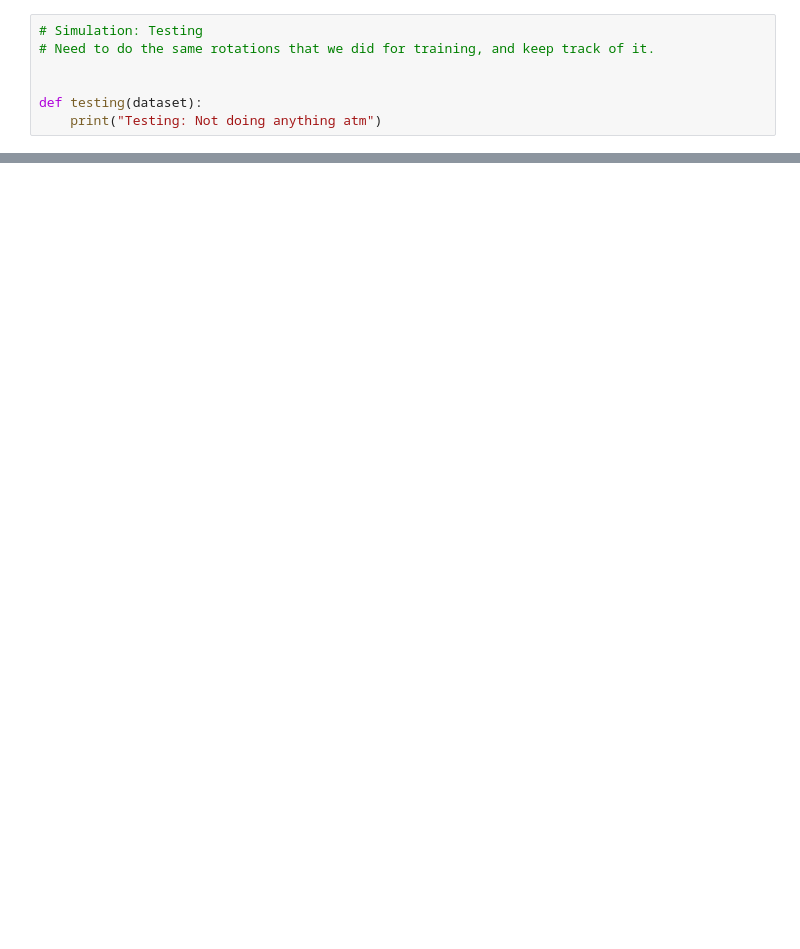
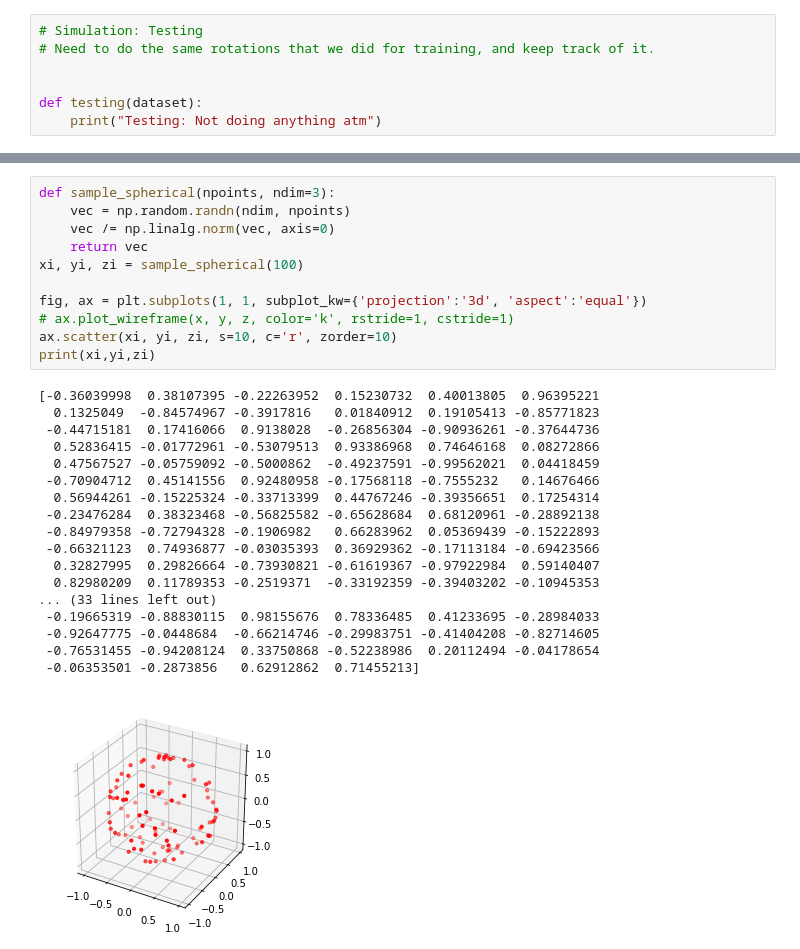
Before and after one commit to egarciamartin/svm_hyperplane_folding, a Jupyter notebook: code/3D/SVM_3D.ipynb, the cells around one changed output, grey strips where cells are left out. Drawn from its saved outputs; the diff is of its cells as text; blank space fills up the shorter version.

```diff
--- a/code/3D/SVM_3D.ipynb
+++ b/code/3D/SVM_3D.ipynb
@@ -891,3 +968,33 @@ EXTRA SVs: SVs
 Plot after removing extra SVs
 [figure]
 ... (67 outputs left out)
+# %%
+def sample_spherical(npoints, ndim=3):
+    vec = np.random.randn(ndim, npoints)
+    vec /= np.linalg.norm(vec, axis=0)
+    return vec
+xi, yi, zi = sample_spherical(100)
+
+fig, ax = plt.subplots(1, 1, subplot_kw={'projection':'3d', 'aspect':'equal'})
+# ax.plot_wireframe(x, y, z, color='k', rstride=1, cstride=1)
+ax.scatter(xi, yi, zi, s=10, c='r', zorder=10)
+print(xi,yi,zi)
+# %% [output]
+[-0.36039998  0.38107395 -0.22263952  0.15230732  0.40013805  0.96395221
+  0.1325049  -0.84574967 -0.3917816   0.01840912  0.19105413 -0.85771823
+ -0.44715181  0.17416066  0.9138028  -0.26856304 -0.90936261 -0.37644736
+  0.52836415 -0.01772961 -0.53079513  0.93386968  0.74646168  0.08272866
+  0.47567527 -0.05759092 -0.5000862  -0.49237591 -0.99562021  0.04418459
+ -0.70904712  0.45141556  0.92480958 -0.17568118 -0.7555232   0.14676466
+  0.56944261 -0.15225324 -0.33713399  0.44767246 -0.39356651  0.17254314
+ -0.23476284  0.38323468 -0.56825582 -0.65628684  0.68120961 -0.28892138
+ -0.84979358 -0.72794328 -0.1906982   0.66283962  0.05369439 -0.15222893
+ -0.66321123  0.74936877 -0.03035393  0.36929362 -0.17113184 -0.69423566
+  0.32827995  0.29826664 -0.73930821 -0.61619367 -0.97922984  0.59140407
+  0.82980209  0.11789353 -0.2519371  -0.33192359 -0.39403202 -0.10945353
+... (33 lines left out)
+ -0.19665319 -0.88830115  0.98155676  0.78336485  0.41233695 -0.28984033
+ -0.92647775 -0.0448684  -0.66214746 -0.29983751 -0.41404208 -0.82714605
+ -0.76531455 -0.94208124  0.33750868 -0.52238986  0.20112494 -0.04178654
+ -0.06353501 -0.2873856   0.62912862  0.71455213]
+[figure, added]
```
Also changed, not shown: parts of 2 cells of this notebook, 1 other file.
